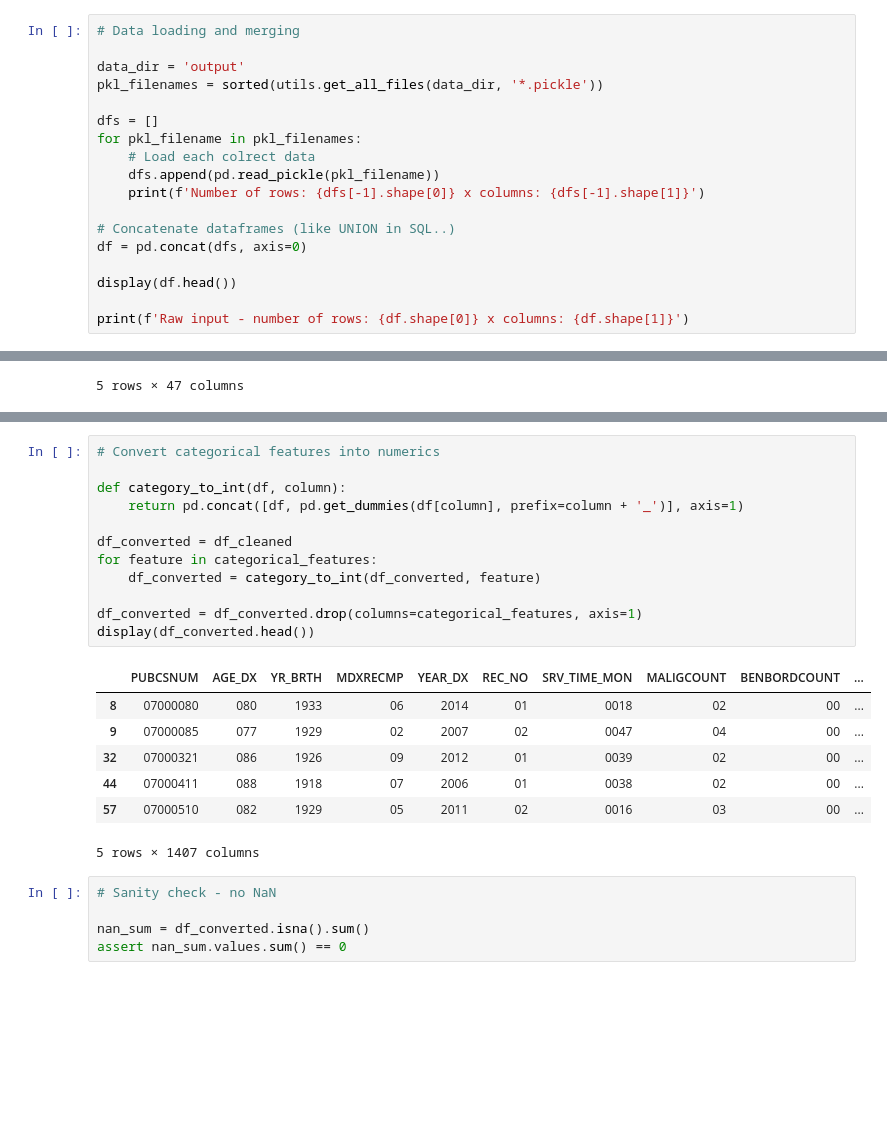
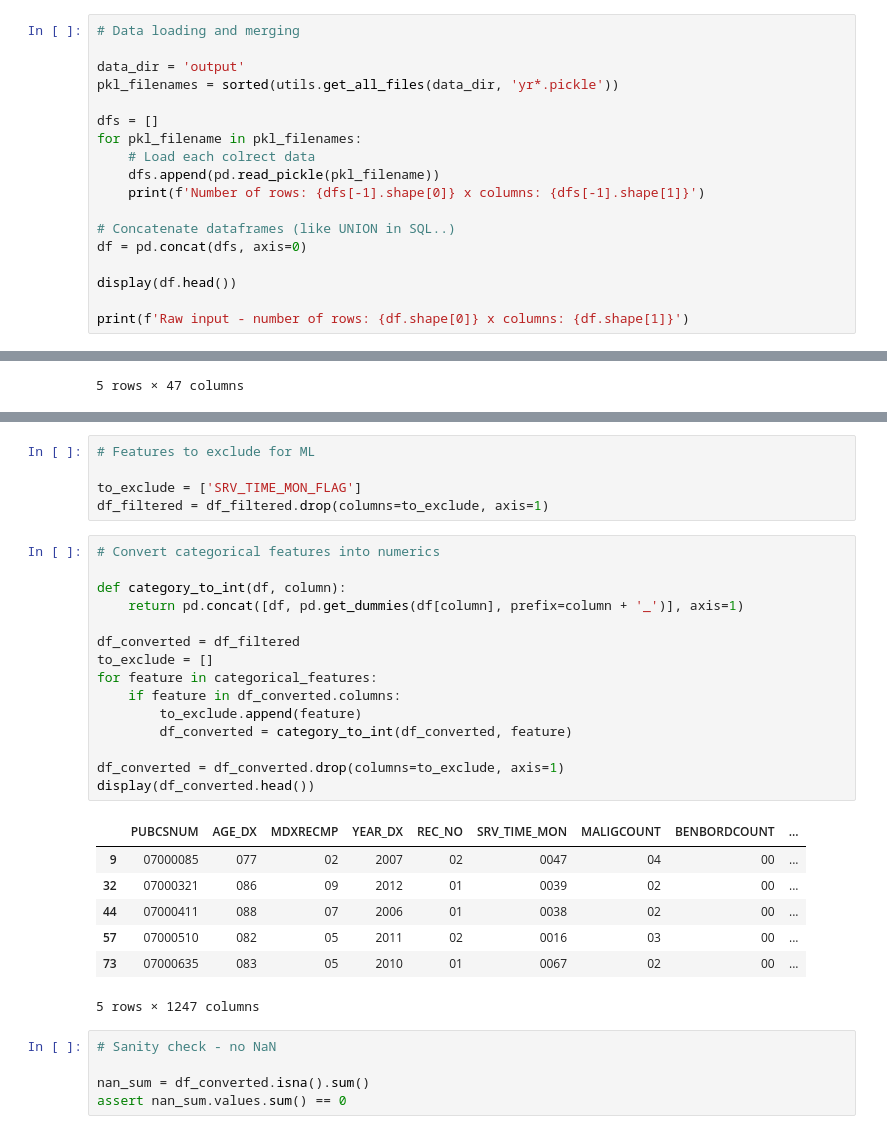
Before and after one commit to junginpark13/seer, a Jupyter notebook: seer/02_data_cleaning.ipynb, the cells around one changed output, grey strips where cells are left out. Cells and saved outputs as stored; diff of their text form; blank space fills up the shorter version.

```diff
--- a/seer/02_data_cleaning.ipynb
+++ b/seer/02_data_cleaning.ipynb
@@ -7,7 +7,7 @@ import utils
 # Data loading and merging
 
 data_dir = 'output'
-pkl_filenames = sorted(utils.get_all_files(data_dir, '*.pickle'))
+pkl_filenames = sorted(utils.get_all_files(data_dir, 'yr*.pickle'))
 
 dfs = []
 for pkl_filename in pkl_filenames:
@@ -93,23 +151,31 @@ Writing curated dataframe...
+# %%
+# Features to exclude for ML
+
+to_exclude = ['SRV_TIME_MON_FLAG']
+df_filtered = df_filtered.drop(columns=to_exclude, axis=1)
 # %%
 # Convert categorical features into numerics
 
 def category_to_int(df, column):
     return pd.concat([df, pd.get_dummies(df[column], prefix=column + '_')], axis=1)
 
-df_converted = df_cleaned
+df_converted = df_filtered
+to_exclude = []
 for feature in categorical_features:
-    df_converted = category_to_int(df_converted, feature)
+    if feature in df_converted.columns:
+        to_exclude.append(feature)
+        df_converted = category_to_int(df_converted, feature)
 
-df_converted = df_converted.drop(columns=categorical_features, axis=1)
+df_converted = df_converted.drop(columns=to_exclude, axis=1)
 display(df_converted.head())
 # %% [output]
-|  | PUBCSNUM | AGE_DX | YR_BRTH | MDXRECMP | YEAR_DX | REC_NO | SRV_TIME_MON | MALIGCOUNT | BENBORDCOUNT | ... |
-| 8 | 07000080 | 080 | 1933 | 06 | 2014 | 01 | 0018 | 02 | 00 | ... |
-| 9 | 07000085 | 077 | 1929 | 02 | 2007 | 02 | 0047 | 04 | 00 | ... |
-| 32 | 07000321 | 086 | 1926 | 09 | 2012 | 01 | 0039 | 02 | 00 | ... |
-| 44 | 07000411 | 088 | 1918 | 07 | 2006 | 01 | 0038 | 02 | 00 | ... |
-| 57 | 07000510 | 082 | 1929 | 05 | 2011 | 02 | 0016 | 03 | 00 | ... |
+|  | PUBCSNUM | AGE_DX | MDXRECMP | YEAR_DX | REC_NO | SRV_TIME_MON | MALIGCOUNT | BENBORDCOUNT | ... |
+| 9 | 07000085 | 077 | 02 | 2007 | 02 | 0047 | 04 | 00 | ... |
+| 32 | 07000321 | 086 | 09 | 2012 | 01 | 0039 | 02 | 00 | ... |
+| 44 | 07000411 | 088 | 07 | 2006 | 01 | 0038 | 02 | 00 | ... |
+| 57 | 07000510 | 082 | 05 | 2011 | 02 | 0016 | 03 | 00 | ... |
+| 73 | 07000635 | 083 | 05 | 2010 | 01 | 0067 | 02 | 00 | ... |
-5 rows × 1407 columns
+5 rows × 1247 columns
 # %%
 # Sanity check - no NaN
 
```
Also changed, not shown: parts of 5 cells of this notebook, 4 other files.
